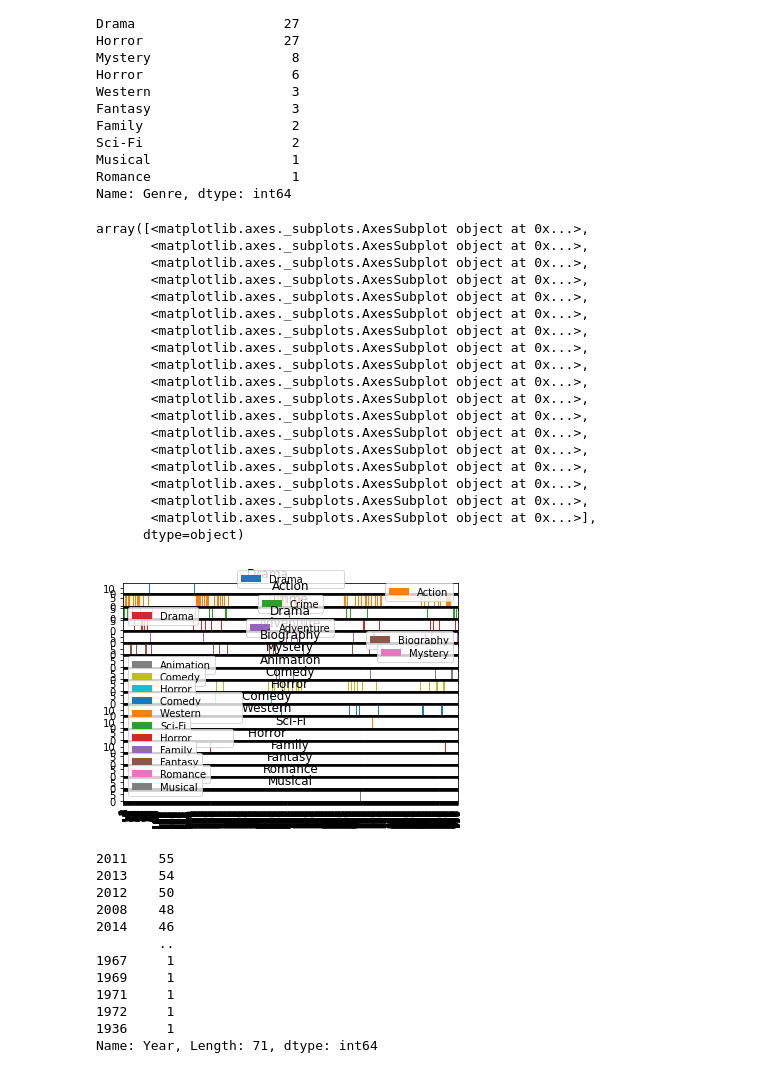
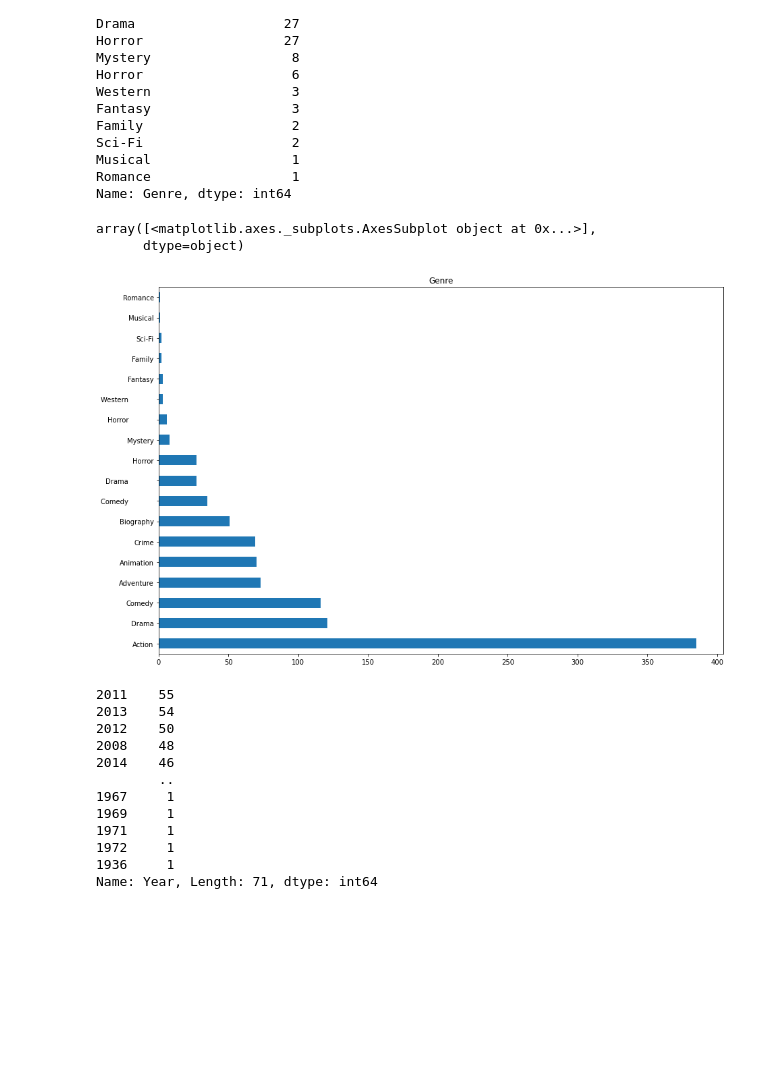
Before and after one commit to kdsl01/Data_science_Project_Scrpaer_and_data, a Jupyter notebook: data_project_2.ipynb, the cells around one changed output. Cells and saved outputs as stored; diff of their text form; code cells hidden in the pictures; blank space fills up the shorter version.

```diff
--- a/data_project_2.ipynb
+++ b/data_project_2.ipynb
@@ -70,28 +70,11 @@ Musical                  1
 Romance                  1
 Name: Genre, dtype: int64
 # %%
-train.Genre.apply(pd.value_counts).plot(kind='bar', subplots=True)
+train.Genre.value_counts().plot(kind='barh', subplots=True, figsize=(15,10))
 # %% [output]
-array([<matplotlib.axes._subplots.AxesSubplot object at 0x...>,
-       <matplotlib.axes._subplots.AxesSubplot object at 0x...>,
-       <matplotlib.axes._subplots.AxesSubplot object at 0x...>,
-       <matplotlib.axes._subplots.AxesSubplot object at 0x...>,
-       <matplotlib.axes._subplots.AxesSubplot object at 0x...>,
-       <matplotlib.axes._subplots.AxesSubplot object at 0x...>,
-       <matplotlib.axes._subplots.AxesSubplot object at 0x...>,
-       <matplotlib.axes._subplots.AxesSubplot object at 0x...>,
-       <matplotlib.axes._subplots.AxesSubplot object at 0x...>,
-       <matplotlib.axes._subplots.AxesSubplot object at 0x...>,
-       <matplotlib.axes._subplots.AxesSubplot object at 0x...>,
-       <matplotlib.axes._subplots.AxesSubplot object at 0x...>,
-       <matplotlib.axes._subplots.AxesSubplot object at 0x...>,
-       <matplotlib.axes._subplots.AxesSubplot object at 0x...>,
-       <matplotlib.axes._subplots.AxesSubplot object at 0x...>,
-       <matplotlib.axes._subplots.AxesSubplot object at 0x...>,
-       <matplotlib.axes._subplots.AxesSubplot object at 0x...>,
-       <matplotlib.axes._subplots.AxesSubplot object at 0x...>],
+array([<matplotlib.axes._subplots.AxesSubplot object at 0x...>],
       dtype=object)
-[figure, old version]
+[figure, new version]
 # %%
 yearcount = train.Year.value_counts()
 print(yearcount)
```
Also changed, not shown: parts of 1 cell of this notebook.
